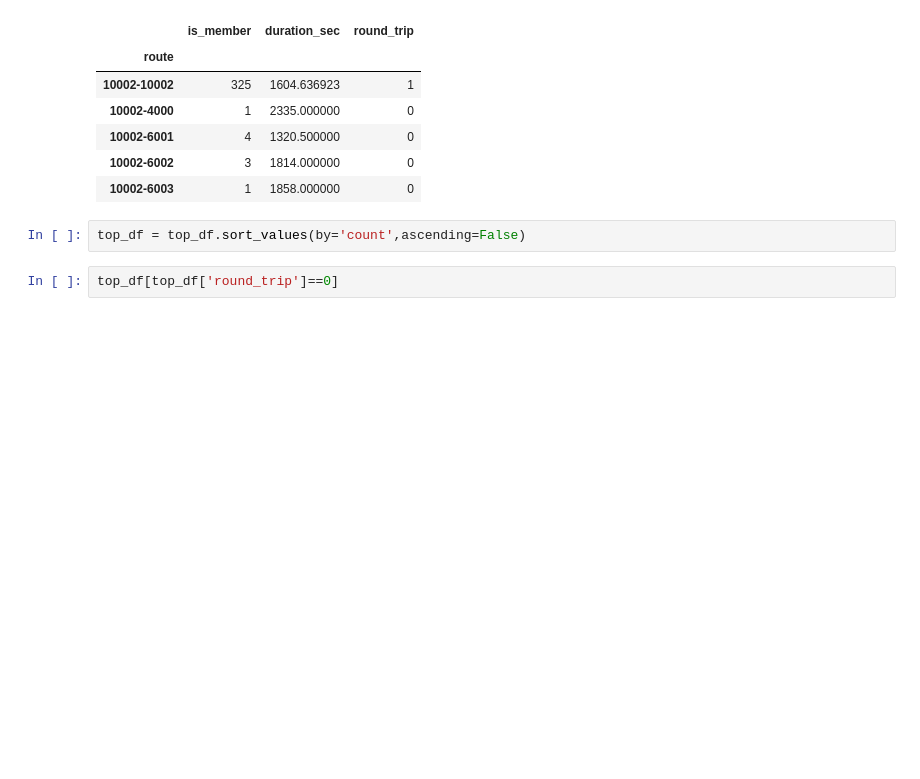
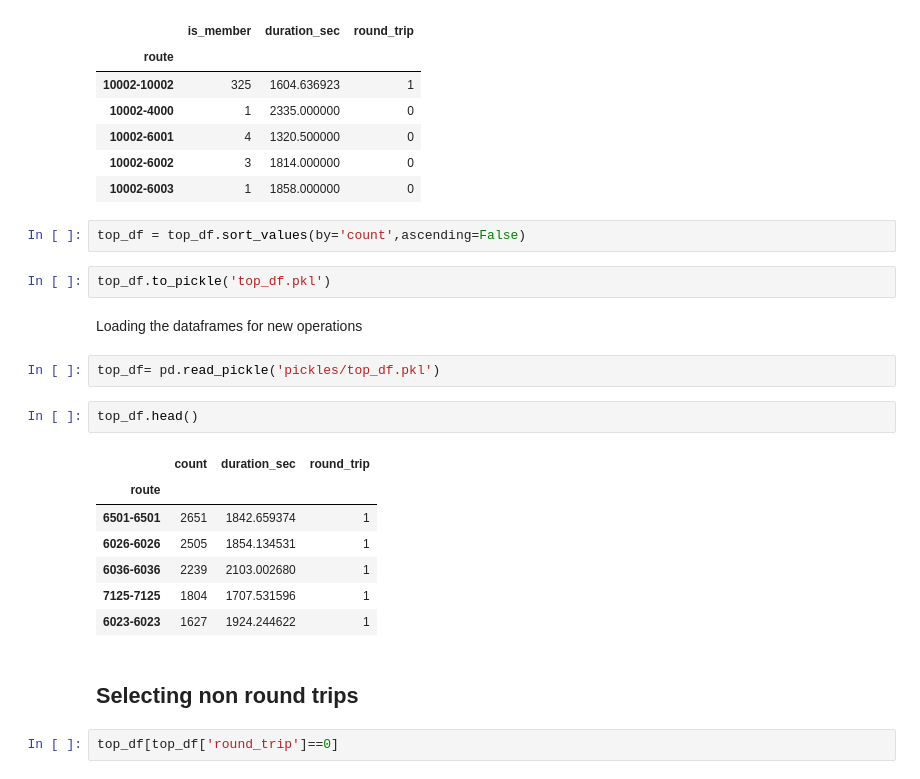
Before and after one commit to srasetti/bixi, a Jupyter notebook: Bixi.ipynb, the cells around one changed output. Cells and saved outputs as stored; diff of their text form; blank space fills up the shorter version.

Commit message:
Added the round trips

```diff
--- a/Bixi.ipynb
+++ b/Bixi.ipynb
@@ -138,6 +138,24 @@ top_df.head()
 | 10002-6003 | 1 | 1858.000000 | 0 |
 # %%
 top_df = top_df.sort_values(by='count',ascending=False)
+# %%
+top_df.to_pickle('top_df.pkl')
+# %% [markdown]
+Loading the dataframes for new operations
+# %%
+top_df= pd.read_pickle('pickles/top_df.pkl')
+# %%
+top_df.head()
+# %% [output]
+|  | count | duration_sec | round_trip |
+| route |  |  |  |
+| 6501-6501 | 2651 | 1842.659374 | 1 |
+| 6026-6026 | 2505 | 1854.134531 | 1 |
+| 6036-6036 | 2239 | 2103.002680 | 1 |
+| 7125-7125 | 1804 | 1707.531596 | 1 |
+| 6023-6023 | 1627 | 1924.244622 | 1 |
+# %% [markdown]
+## Selecting non round trips
 # %%
 top_df[top_df['round_trip']==0]
 # %% [output]
```
Also changed, not shown: parts of 24 cells of this notebook, 1 other file.
